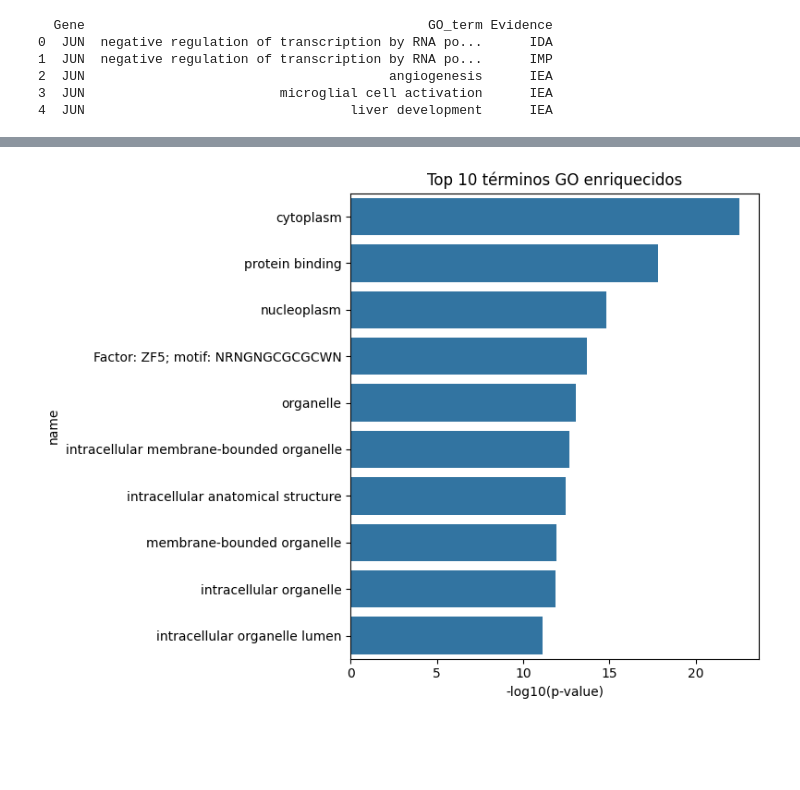
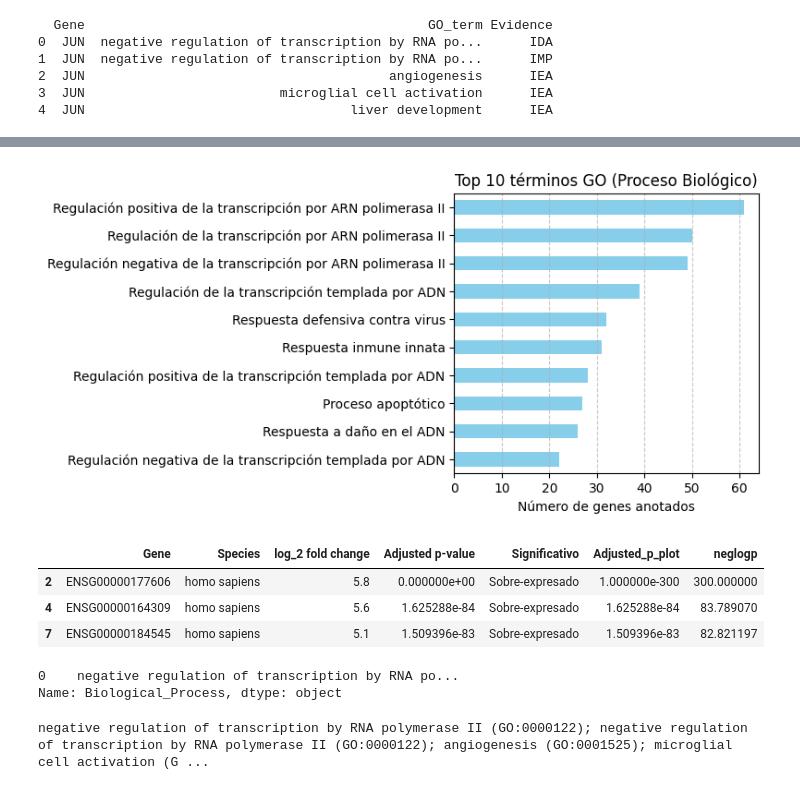
Before and after one commit to Fgarcia2206/proyecto_troncal_2, a Jupyter notebook: FC_Volcano_Plot.ipynb, the cells around one changed output, grey strips where cells are left out. Drawn from its saved outputs; the diff is of its cells as text; code cells hidden in the pictures; blank space fills up the shorter version.

```diff
--- a/FC_Volcano_Plot.ipynb
+++ b/FC_Volcano_Plot.ipynb
@@ -320,13 +469,45 @@ results
-# %%
-import matplotlib.pyplot as plt
-import seaborn as sns
-
-top10 = results.sort_values('p_value').head(10)
-plt.figure(figsize=(8,6))
-sns.barplot(x=-np.log10(top10['p_value']), y=top10['name'])
-plt.xlabel('-log10(p-value)')
-plt.title('Top 10 términos GO enriquecidos')
-plt.tight_layout()
-plt.show()
-# %% [output]
-[figure, removed]
+# %%
+import matplotlib.pyplot as plt
+import pandas as pd
+
+# Diccionario con las traducciones manuales de los términos GO
+go_counts_es = pd.Series({
+    'Regulación positiva de la transcripción por ARN polimerasa II': 61,
+    'Regulación de la transcripción por ARN polimerasa II': 50,
+    'Regulación negativa de la transcripción por ARN polimerasa II': 49,
+    'Regulación de la transcripción templada por ADN': 39,
+    'Respuesta defensiva contra virus': 32,
+    'Respuesta inmune innata': 31,
+    'Regulación positiva de la transcripción templada por ADN': 28,
+    'Proceso apoptótico': 27,
+    'Respuesta a daño en el ADN': 26,
+    'Regulación negativa de la transcripción templada por ADN': 22
+})
+
+plt.figure(figsize=(8,4))
+go_counts_es.sort_values().plot(kind='barh', color='skyblue')
+plt.xlabel('Número de genes anotados')
+plt.title('Top 10 términos GO (Proceso Biológico)')
+plt.grid(axis='x', linestyle='--', alpha=0.7)
+plt.tight_layout()
+plt.show()
+# %% [output]
+[figure, added]
+# %%
+top_up
+# %% [output]
+|  | Gene | Species | log_2 fold change | Adjusted p-value | Significativo | Adjusted_p_plot | neglogp |
+| 2 | ENSG00000177606 | homo sapiens | 5.8 | 0.000000e+00 | Sobre-expresado | 1.000000e-300 | 300.000000 |
+| 4 | ENSG00000164309 | homo sapiens | 5.6 | 1.625288e-84 | Sobre-expresado | 1.625288e-84 | 83.789070 |
+| 7 | ENSG00000184545 | homo sapiens | 5.1 | 1.509396e-83 | Sobre-expresado | 1.509396e-83 | 82.821197 |
+# %%
+go_df[0:1]['B']
+# %% [output]
+0    negative regulation of transcription by RNA po...
+Name: Biological_Process, dtype: object
+# %%
+# Filtrar por JUN y obtener Biological_Process
+jun_bp = go_df.loc[go_df['symbol'] == 'JUN', 'Biological_Process'].values[0]
+print(jun_bp)
+# %% [output]
+negative regulation of transcription by RNA polymerase II (GO:0000122); negative regulation of transcription by RNA polymerase II (GO:0000122); angiogenesis (GO:0001525); microglial cell activation (G ...
```
Also changed, not shown: parts of 38 cells of this notebook, 7 other files.
